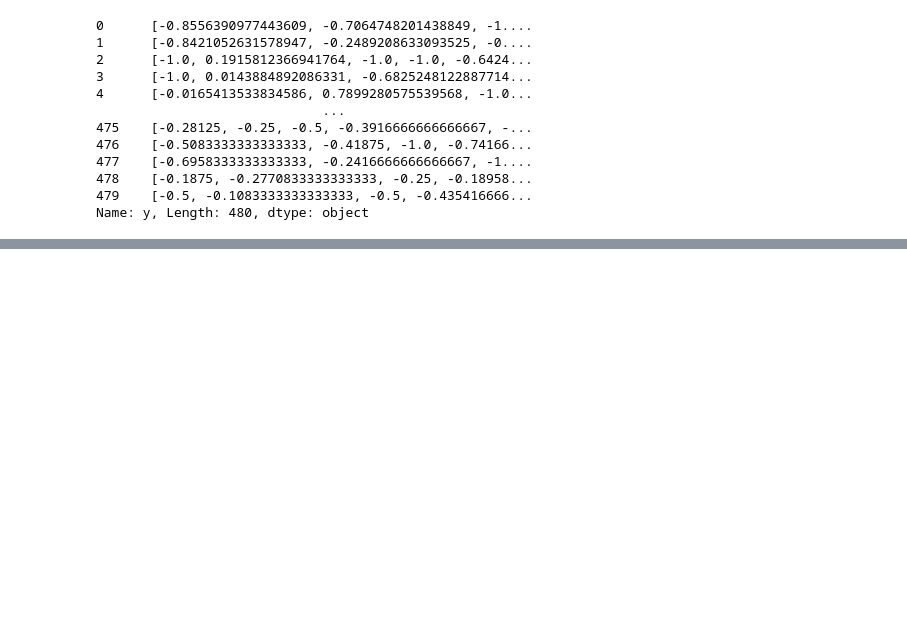
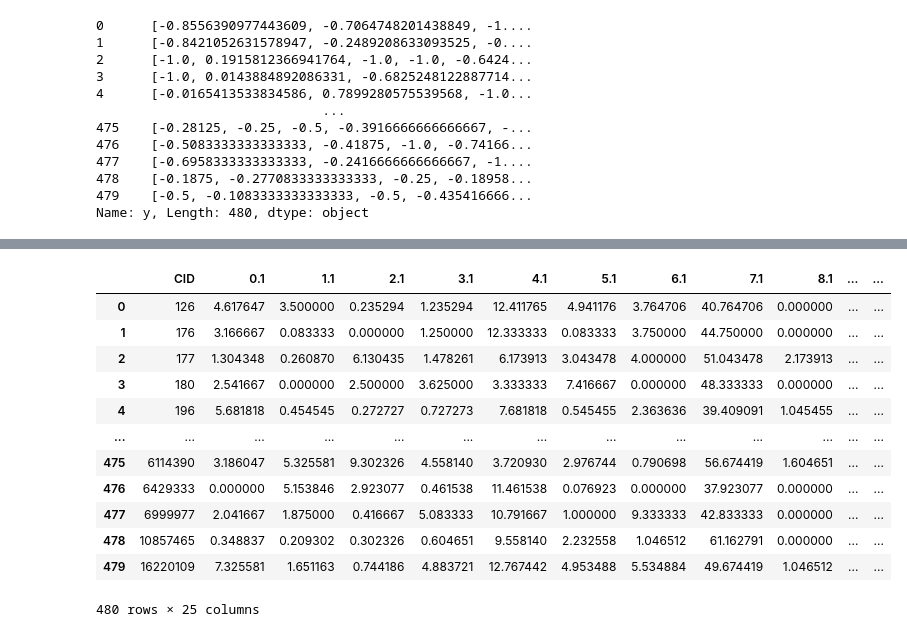
Before and after one commit to Farzaneh-Taleb/FoundationModelCourse, a Jupyter notebook: read_data.ipynb, the cells around one changed output, grey strips where cells are left out. Saved outputs shown, nothing was run; the diff lists cells and outputs as text; code cells hidden in the pictures; blank space fills up the shorter version.

```diff
--- a/read_data.ipynb
+++ b/read_data.ipynb
@@ -48,0 +90,16 @@ Name: y, Length: 480, dtype: object
+# %%
+grand_average(df_keller, keller_descriptors)
+# %% [output]
+|  | CID | 0.1 | 1.1 | 2.1 | 3.1 | 4.1 | 5.1 | 6.1 | 7.1 | 8.1 | ... | ... |
+| 0 | 126 | 4.617647 | 3.500000 | 0.235294 | 1.235294 | 12.411765 | 4.941176 | 3.764706 | 40.764706 | 0.000000 | ... | ... |
+| 1 | 176 | 3.166667 | 0.083333 | 0.000000 | 1.250000 | 12.333333 | 0.083333 | 3.750000 | 44.750000 | 0.000000 | ... | ... |
+| 2 | 177 | 1.304348 | 0.260870 | 6.130435 | 1.478261 | 6.173913 | 3.043478 | 4.000000 | 51.043478 | 2.173913 | ... | ... |
+| 3 | 180 | 2.541667 | 0.000000 | 2.500000 | 3.625000 | 3.333333 | 7.416667 | 0.000000 | 48.333333 | 0.000000 | ... | ... |
+| 4 | 196 | 5.681818 | 0.454545 | 0.272727 | 0.727273 | 7.681818 | 0.545455 | 2.363636 | 39.409091 | 1.045455 | ... | ... |
+| ... | ... | ... | ... | ... | ... | ... | ... | ... | ... | ... | ... | ... |
+| 475 | 6114390 | 3.186047 | 5.325581 | 9.302326 | 4.558140 | 3.720930 | 2.976744 | 0.790698 | 56.674419 | 1.604651 | ... | ... |
+| 476 | 6429333 | 0.000000 | 5.153846 | 2.923077 | 0.461538 | 11.461538 | 0.076923 | 0.000000 | 37.923077 | 0.000000 | ... | ... |
+| 477 | 6999977 | 2.041667 | 1.875000 | 0.416667 | 5.083333 | 10.791667 | 1.000000 | 9.333333 | 42.833333 | 0.000000 | ... | ... |
+| 478 | 10857465 | 0.348837 | 0.209302 | 0.302326 | 0.604651 | 9.558140 | 2.232558 | 1.046512 | 61.162791 | 0.000000 | ... | ... |
+| 479 | 16220109 | 7.325581 | 1.651163 | 0.744186 | 4.883721 | 12.767442 | 4.953488 | 5.534884 | 49.674419 | 1.046512 | ... | ... |
+480 rows × 25 columns
```
Also changed, not shown: parts of 7 cells of this notebook, 1 other file.
